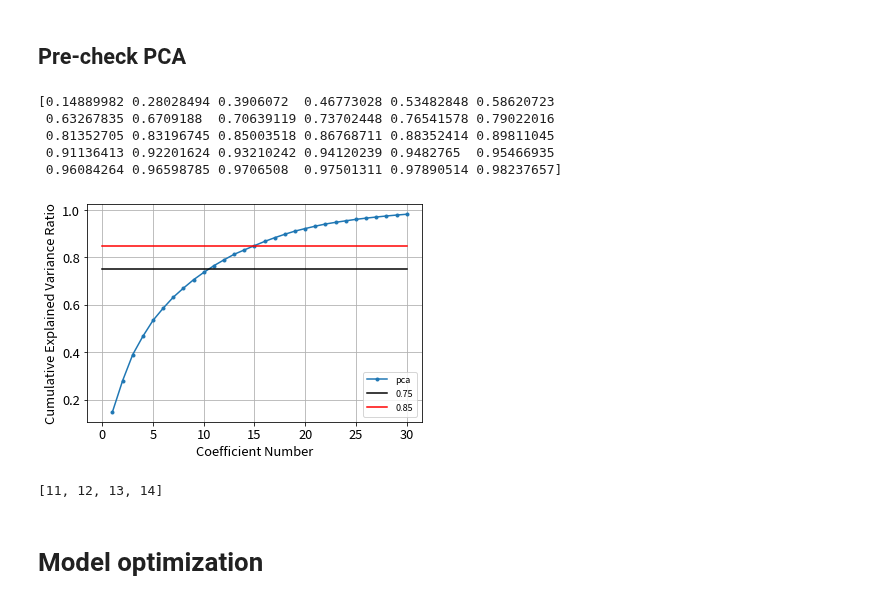
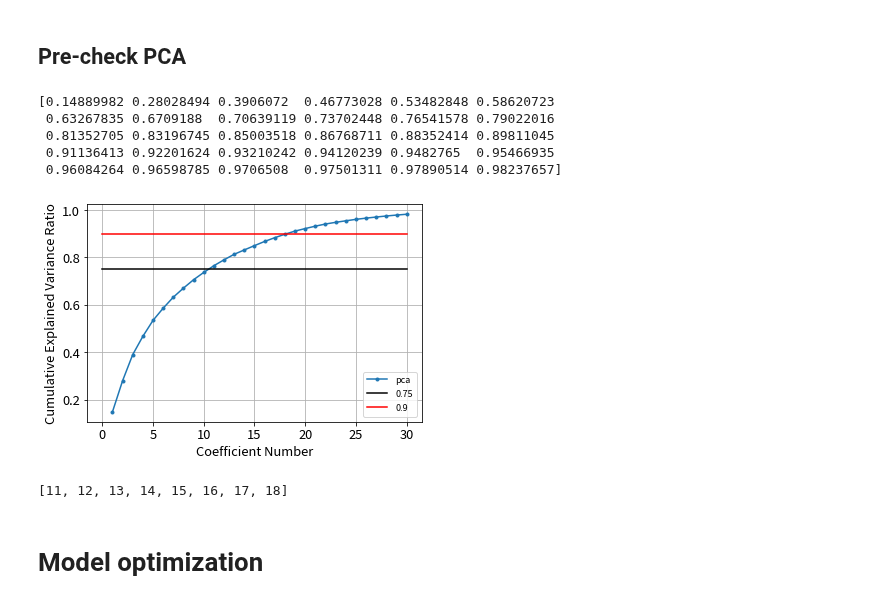
Before and after one commit to LukaThorn/ml-weight-fraction, a Jupyter notebook: organicspipeline.ipynb, the cells around one changed output. Drawn from its saved outputs; the diff is of its cells as text; code cells hidden in the pictures.

```diff
--- a/organicspipeline.ipynb
+++ b/organicspipeline.ipynb
@@ -134,16 +130,16 @@ print([y_train.shape, y_source.shape])
 ## Pre-check PCA
 # %%
 component_list = blt.pca_precheck(
-    X=X_source, n_components=30, thres_btm=0.75, thres_top=0.85
+    X=X_source, n_components=30, thres_btm=0.75, thres_top=0.90
 )
 # %% [output]
 [0.14889982 0.28028494 0.3906072  0.46773028 0.53482848 0.58620723
  0.63267835 0.6709188  0.70639119 0.73702448 0.76541578 0.79022016
  0.81352705 0.83196745 0.85003518 0.86768711 0.88352414 0.89811045
  0.91136413 0.92201624 0.93210242 0.94120239 0.9482765  0.95466935
  0.96084264 0.96598785 0.9706508  0.97501311 0.97890514 0.98237657]
-[figure, old version]
+[figure, new version]
-[11, 12, 13, 14]
+[11, 12, 13, 14, 15, 16, 17, 18]
 # %% [markdown]
 # Model optimization
 # %%
```
Also changed, not shown: parts of 12 cells of this notebook.
